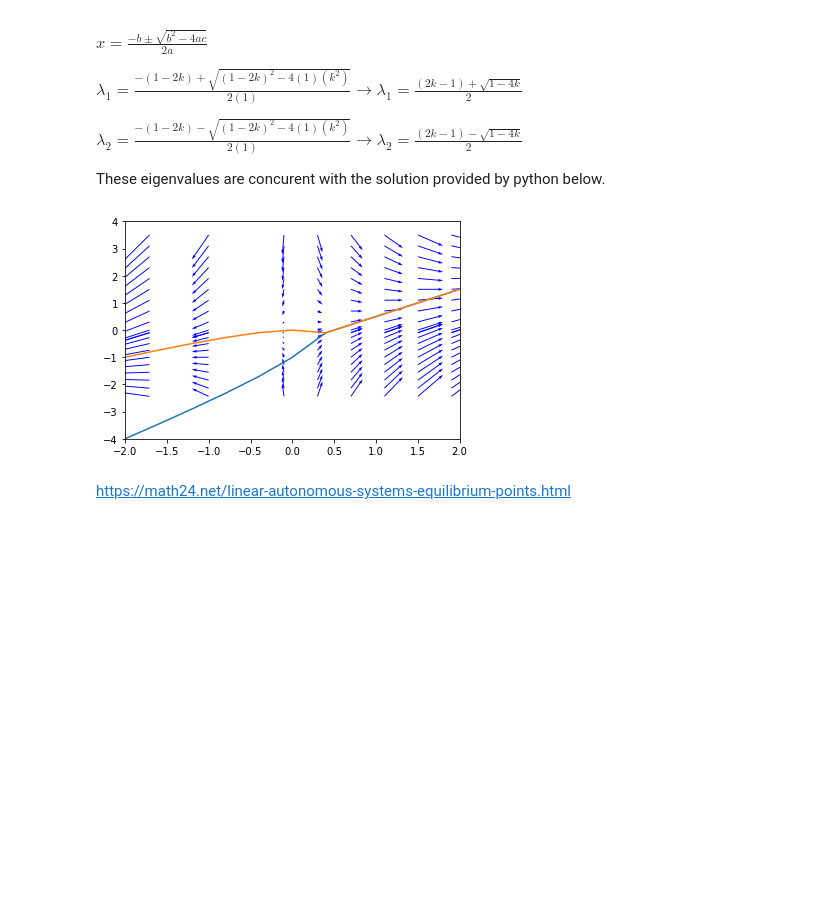
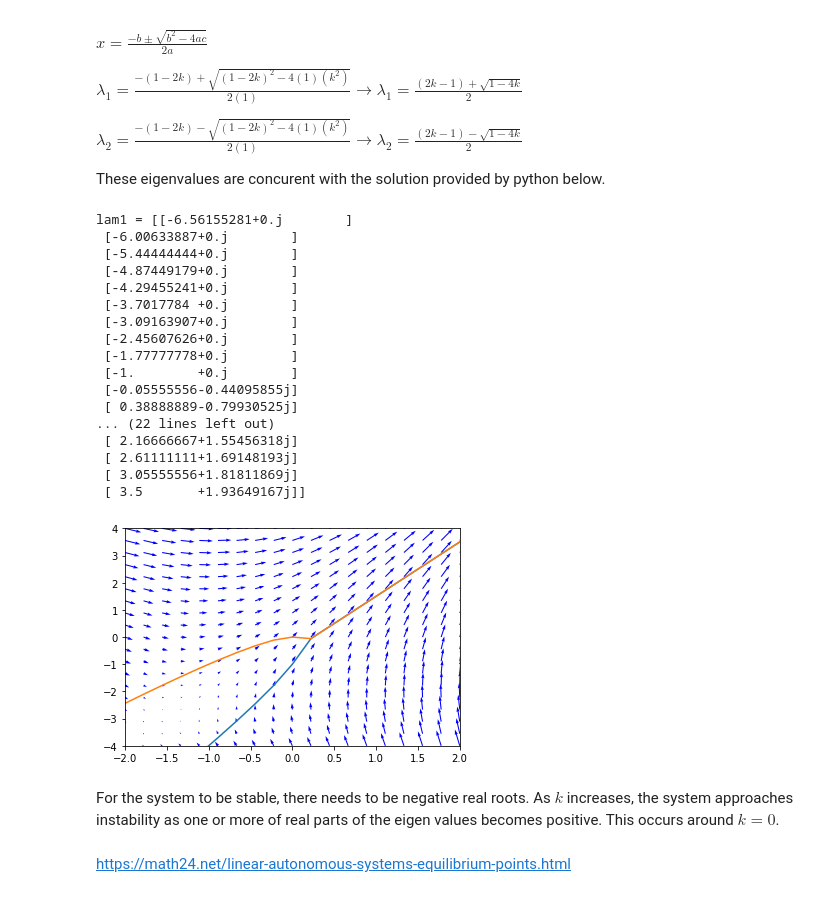
Before and after one commit to jwc0mbs3/eep502, a Jupyter notebook: combs_HW_05_DiffEq_Due_11_14.ipynb, the cells around one changed output. Saved outputs shown, nothing was run; the diff lists cells and outputs as text; code cells hidden in the pictures; blank space fills up the shorter version.

```diff
--- a/combs_HW_05_DiffEq_Due_11_14.ipynb
+++ b/combs_HW_05_DiffEq_Due_11_14.ipynb
@@ -143,47 +329,75 @@ These eigenvalues are concurent with the solution provided by python below.
 # %%
 k = sp.Symbol('k')
 A = sp.Matrix([[k, -k],[1, k-1]])
 
-
 Aeig = A.eigenvals()
-Aeig
 
 keys_list = list(Aeig)
-keys_list[0]
 
-k1 = np.linspace(-4,4,21)
-
-# Aeig.subs(k, k1)
-
-#fig, ax = plt.subplots(2,3)
+k1 = np.linspace(-4,4,19)
 
 lam1 = np.zeros((len(k1), 1), dtype = complex)
 lam2 = np.zeros((len(k1), 1), dtype = complex)
 for i in range(len(k1)):
     w1 = keys_list[0].subs(k,k1[i])
     w2 = keys_list[1].subs(k,k1[i])
     lam1[i] = w1
     lam2[i] = w2
+print('lam1 =', lam1)
+print('lam2 =', lam2)
 
-# lam1, lam2
-
+# find real part of the eigenvalues
 lam1Real = np.real(lam1)
 lam2Real = np.real(lam2)
 
 fig1, ax = plt.subplots()
 ax.set_xlim(-2,2)
 ax.set_ylim(-4,4)
 
-Y1, Y2 = np.meshgrid(lam1Real, lam2Real)
+a1,b1 = (-2,2)
+a2,b2 = (-4,4)
+x1 = np.linspace(a1, b1, 19)
+x2 = np.linspace(a2, b2, 19)
 
-Q = plt.quiver(Y1, Y2, Y1, Y1-Y2, color = 'b', scale=5,angles='xy',scale_units='xy')
+X1,X2 = np.meshgrid(x1,x2)
+
+u,v = np.zeros(X1.shape, dtype = complex), np.zeros(X2.shape, dtype = complex)
+
+n,m = X1.shape
+for i in range(n):
+  for j in range(m):
+    w1 = keys_list[0].subs(k,i)
+    w2 = keys_list[1].subs(k,j)
+    u[i,j] = np.real(w1)
+    v[i,j] = np.real(w2)
 
 
-plt.plot(k1, lam1Real)
-plt.plot(k1, lam2Real)
+Q = plt.quiver(X1, X2, u, v, color='b')
+
+plt.plot(x1, lam1Real)
+plt.plot(x1, lam2Real)
 plt.show();
 # %% [output]
+lam1 = [[-6.56155281+0.j        ]
+ [-6.00633887+0.j        ]
+ [-5.44444444+0.j        ]
+ [-4.87449179+0.j        ]
+ [-4.29455241+0.j        ]
+ [-3.7017784 +0.j        ]
+ [-3.09163907+0.j        ]
+ [-2.45607626+0.j        ]
+ [-1.77777778+0.j        ]
+ [-1.        +0.j        ]
+ [-0.05555556-0.44095855j]
+ [ 0.38888889-0.79930525j]
+... (22 lines left out)
+ [ 2.16666667+1.55456318j]
+ [ 2.61111111+1.69148193j]
+ [ 3.05555556+1.81811869j]
+ [ 3.5       +1.93649167j]]
-[figure, old version]
+[figure, new version]
+# %% [markdown]
+For the system to be stable, there needs to be negative real roots. As $k$ increases, the system approaches instability as one or more of real parts of the eigen values becomes positive. This occurs around $k=0$.
 # %% [markdown]
 https://math24.net/linear-autonomous-systems-equilibrium-points.html
 # %% [markdown]
```
Also changed, not shown: parts of 7 cells of this notebook.
